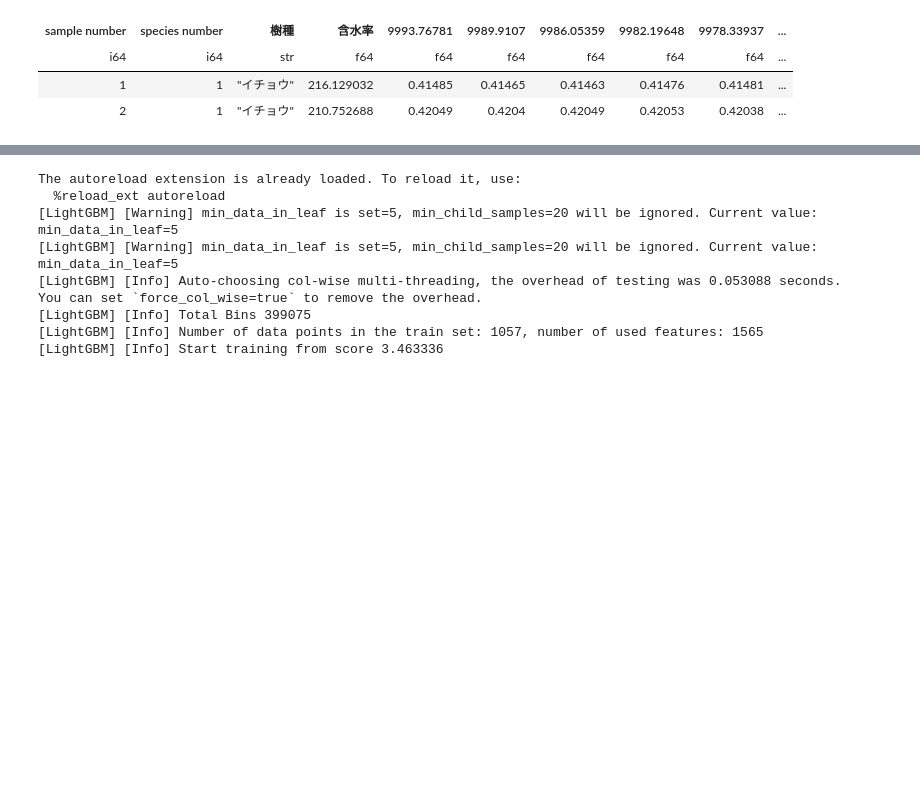
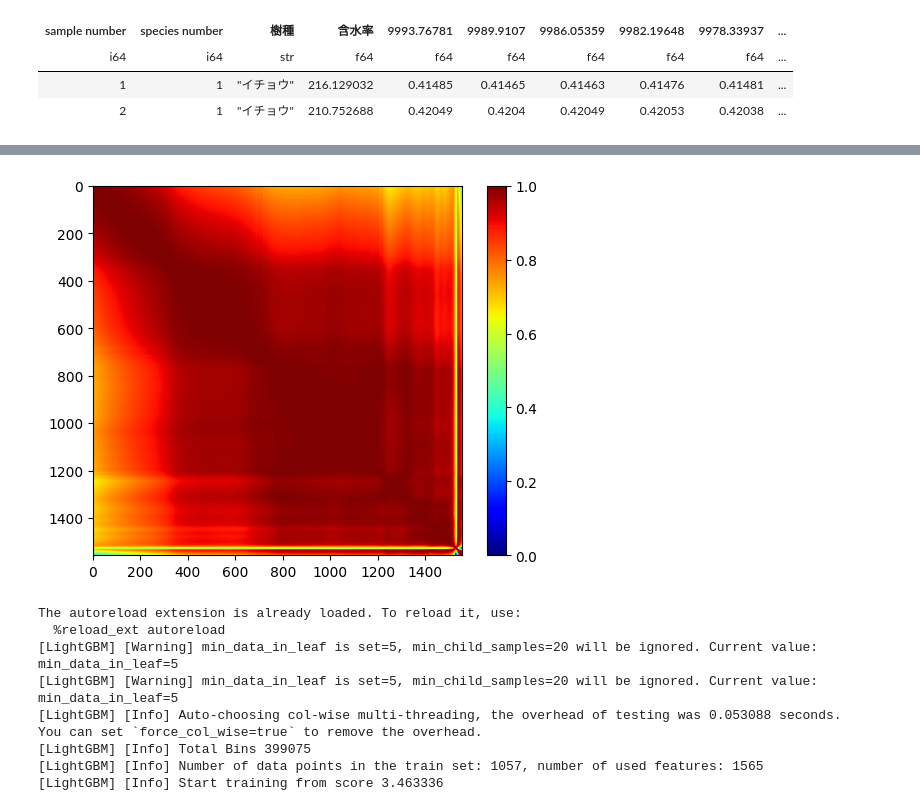
Before and after one commit to natsukacha/timber, a Jupyter notebook: work/mlflow-gingo-3.ipynb, the cells around one changed output, grey strips where cells are left out. Saved outputs shown, nothing was run; the diff lists cells and outputs as text; code cells hidden in the pictures; blank space fills up the shorter version.

```diff
--- a/work/mlflow-gingo-3.ipynb
+++ b/work/mlflow-gingo-3.ipynb
@@ -38,0 +51,22 @@ shape: (2, 1_569)
+# %%
+target_cols = ["含水率", "含水率_log"]
+
+num_cols = [
+    c for c in train_data_pl.columns
+    if train_data_pl[c].dtype in (pl.Float64, pl.Int64)
+    and c not in target_cols
+]
+# %%
+df_sample = df_fe.sample(n=100, seed=42)
+# %%
+X = df_sample.select(num_cols).to_numpy()
+corr = np.corrcoef(X, rowvar=False)
+# %%
+
+# ヒートマップ表示
+plt.figure()
+plt.imshow(corr,interpolation='nearest',vmin=0,vmax=1,cmap='jet')
+plt.colorbar()
+plt.show()
+# %% [output]
+[figure, added]
```
Also changed, not shown: parts of 10 cells of this notebook, 1 other file.
